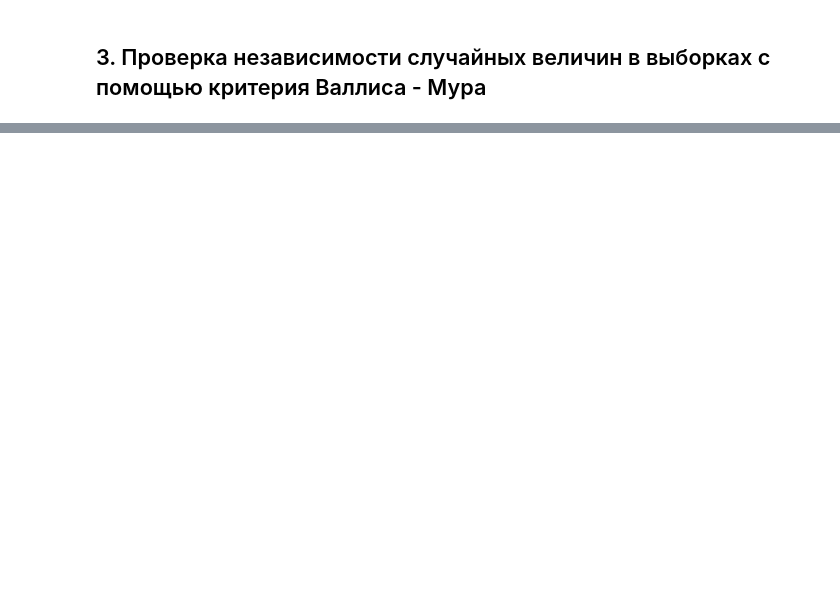
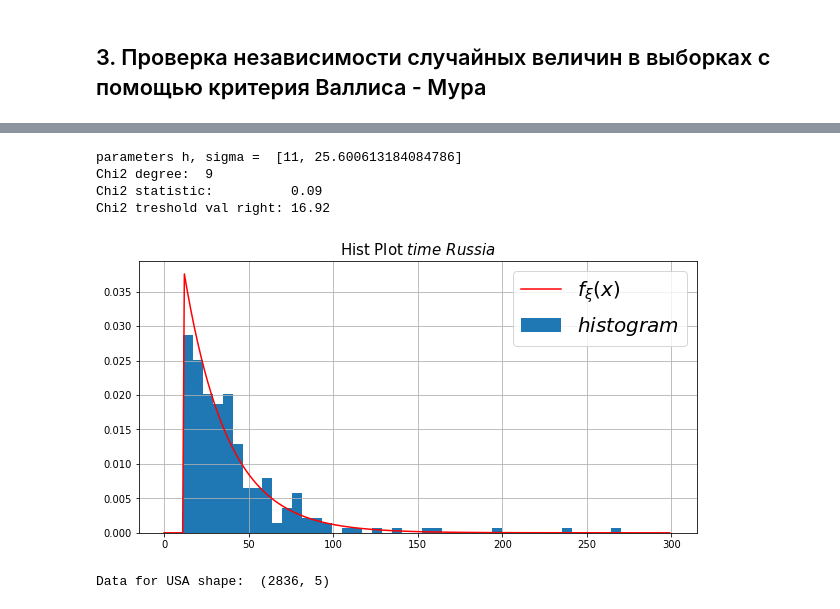
Before and after one commit to AlexeyKumin/SW_Global_Terrorism, a Jupyter notebook: terrorist_acts.ipynb, the cells around one changed output, grey strips where cells are left out. Cells and saved outputs as stored; diff of their text form; code cells hidden in the pictures; blank space fills up the shorter version.

```diff
--- a/terrorist_acts.ipynb
+++ b/terrorist_acts.ipynb
@@ -377,0 +394,24 @@ Chi2 statistic, Chi2 treshold val:  2.54 12.59 1.64
+# %%
+missed_vals = 2
+param = GMM_shift_exp(time_arr, missed_vals)
+P , F = shift_exp_param([min(time_arr), param[1]])
+print("parameters h, sigma = ", [min(time_arr), param[1]])
+
+nrow = 1
+fig, (ax1) = plt.subplots(nrows=nrow, figsize=(10,5*nrow))
+plot_hist(time_arr, 300, P, ax1, "$time$ $Russia$", 50)
+
+alfa = 0.05
+r = 12
+Chi_2_crit1(time_arr, r, F, alfa, 2)
+# %% [output]
+parameters h, sigma =  [11, 25.600613184084786]
+Chi2 degree:  9
+Chi2 statistic:          0.09
+Chi2 treshold val right: 16.92
+[figure, added]
+# %%
+df_usa = data[(data["country_txt"] == "United States")]
+print("Data for USA shape: " , df_usa.shape)
+# %% [output]
+Data for USA shape:  (2836, 5)
```
Also changed, not shown: parts of 31 cells of this notebook.
